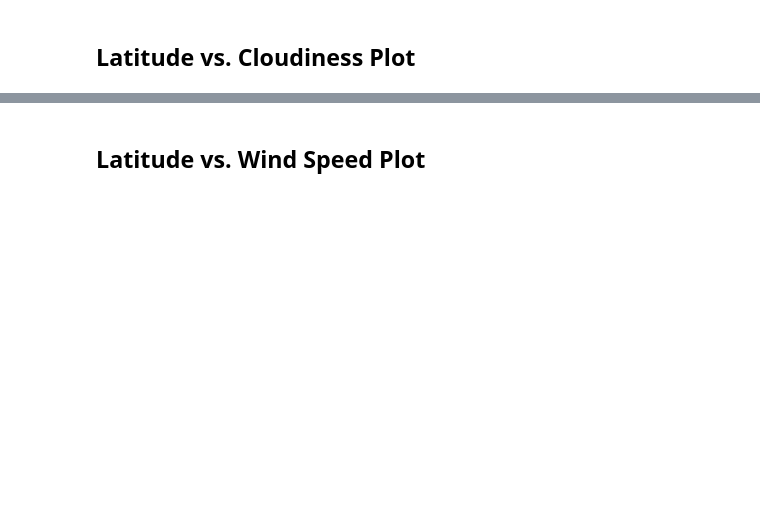
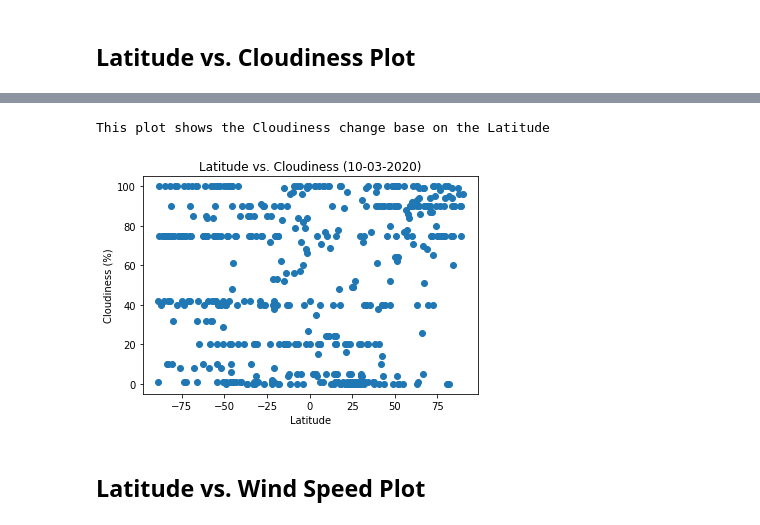
Before and after one commit to NeuloX/Python-Api-challenge, a Jupyter notebook: WeatherPy.ipynb, the cells around one changed output, grey strips where cells are left out. Drawn from its saved outputs; the diff is of its cells as text; code cells hidden in the pictures; blank space fills up the shorter version.

```diff
--- a/WeatherPy.ipynb
+++ b/WeatherPy.ipynb
@@ -106,2 +237,12 @@ Int64Index([], dtype='int64')
+# %%
+plt.scatter(city_df["Latitude"],city_df["Cloud"])
+plt.ylabel("Cloudiness (%)")
+plt.xlabel("Latitude")
+plt.title(f"Latitude vs. Cloudiness ({date})")
+plt.savefig("Images/latitueVScloud.png")
+print("This plot shows the Cloudiness change base on the Latitude")
+# %% [output]
+This plot shows the Cloudiness change base on the Latitude
+[figure, added]
 # %% [markdown]
 ## Latitude vs. Wind Speed Plot
```
Also changed, not shown: parts of 38 cells of this notebook, 13 other files.
